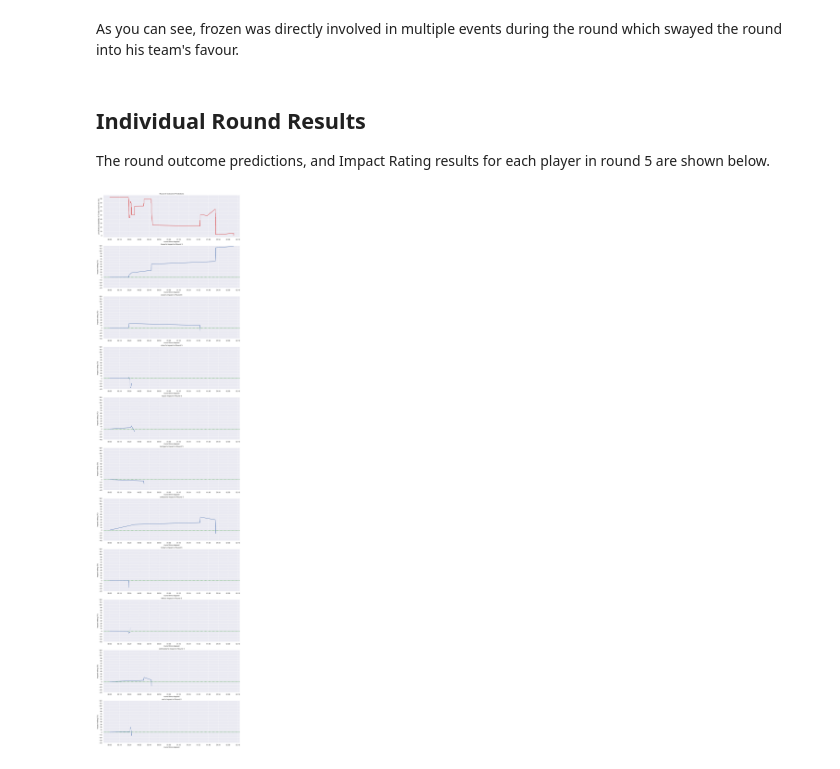
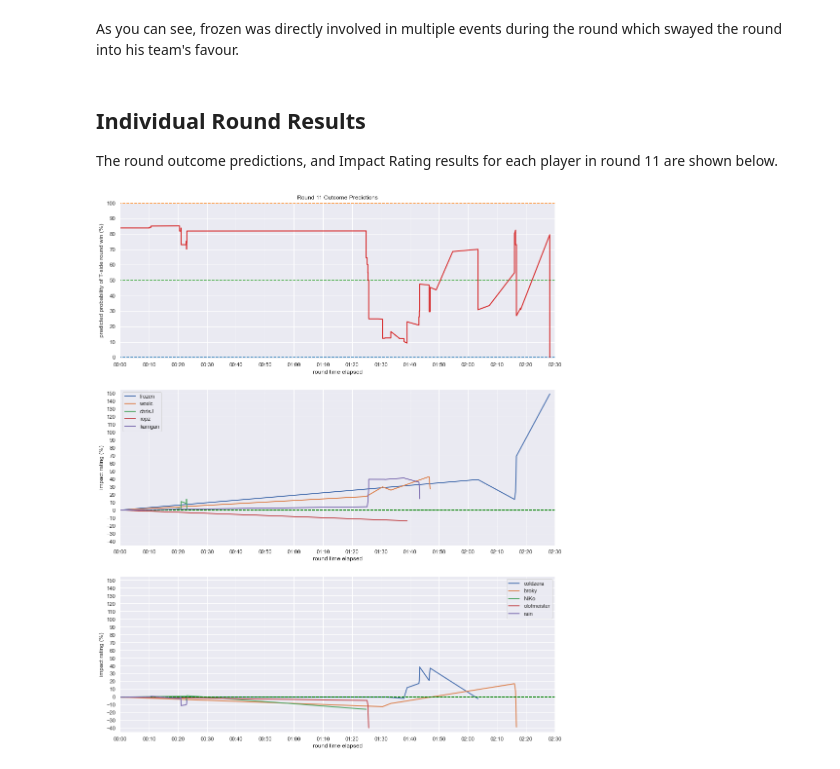
Before and after one commit to phil-holland/csgo-impact-rating, a Jupyter notebook: analysis/02-case_study.ipynb, the cells around one changed output. Saved outputs shown, nothing was run; the diff lists cells and outputs as text; code cells hidden in the pictures.

Commit message:
Changed case study display of round 11

```diff
--- a/analysis/02-case_study.ipynb
+++ b/analysis/02-case_study.ipynb
@@ -29,3 +27,7 @@ data = json.loads('{"metadata":{"version":"0.7.1"},"roundsPlayed":26,"players":[
+# %%
+# ignore this code block - loading json results into the notebook
+with urllib.request.urlopen('https://gist.githubusercontent.com/Phil-Holland/e88c7f56e627db63e830a37b44c4317b/raw/3a4afe902f4867f38e5b4d106f3cad0632c0ac6c/mousesports-vs-faze-m1-mirage.dem.rating.json') as url:
+    data = json.loads(url.read().decode())
 # %% [markdown]
 ## Overall Results
 
@@ -233,14 +238,16 @@ As you can see, frozen was directly involved in multiple events during the round
 # %% [markdown]
 ## Individual Round Results
 
-The round outcome predictions, and Impact Rating results for each player in round 5 are shown below.
+The round outcome predictions, and Impact Rating results for each player in round 11 are shown below.
 # %%
+ROUND = 11
+
 player_ids = {}
 for p in data['players']:
     player_ids[p['name']] = p['steamID']
 
-plt.figure(figsize=(16, 66))
-ax1 = plt.subplot(11,1,1)
+plt.figure(figsize=(16, 20))
+ax1 = plt.subplot(3,1,1)
 
 # show the round outcome predictions plot
 r_times = []
@@ -248,58 +255,63 @@ r_preds = []
 round_start_tick = None
 
 for rop in data['roundOutcomePredictions']:
-    if rop['round']['number'] == 5:
+    if rop['round']['number'] == ROUND:
         if round_start_tick == None:
             round_start_tick = rop['tick']
         r_times.append((rop['tick'] - round_start_tick) / 128)
         r_preds.append(rop['outcomePrediction'] * 100.0)
 
+plt.axhline(0, -1000, 1000, c='tab:blue', linestyle='dashed')
+plt.axhline(50, -1000, 1000, c='tab:green', linestyle='dashed')
+plt.axhline(100, -1000, 1000, c='tab:orange', linestyle='dashed')
 plt.plot(r_times, r_preds, lw=2, c='tab:red')
 
 plt.gca().xaxis.set_major_locator(ticker.MultipleLocator(10))
 plt.gca().yaxis.set_major_locator(ticker.MultipleLocator(10))
 formatter = ticker.FuncFormatter(lambda s, x: time.strftime('%M:%S', time.gmtime(s)))
 plt.gca().xaxis.set_major_formatter(formatter)
 
 plt.xlabel('round time elapsed')
 plt.ylabel('predicted probability of T-side round win (%)')
+plt.ylim(-0.5, 100.5)
 
-plt.title('Round 5 Outcome Predictions')
+plt.title('Round {} Outcome Predictions'.format(ROUND))
 
 def plot_player_round5(name, i):
-    ax2 = plt.subplot(11, 1, i, sharex=ax1)
+    ax2 = plt.subplot(3, 1, i, sharex=ax1)
     plt.xlabel('round time elapsed')
     plt.ylabel('impact rating (%)')
-    ax2.set_title('{}\'s Impact in Round 5'.format(name))
     plt.axhline(0, -1000, 1000, c='green', linestyle='dashed')
 
     p_times = [0]
     p_ratings = [0]
 
     for rc in data['ratingChanges']:
-        if rc['round']['number'] == 5:
+        if rc['round']['number'] == ROUND:
             if rc['player'] == player_ids[name]:
                 p_times.append((rc['tick'] - round_start_tick) / 128)
                 p_ratings.append(p_ratings[-1] + rc['change'] * 100.0)
-    plt.plot(p_times, p_ratings, lw=2)
+    plt.plot(p_times, p_ratings, lw=2, label=name)
 
     plt.gca().xaxis.set_major_locator(ticker.MultipleLocator(10))
     plt.gca().yaxis.set_major_locator(ticker.MultipleLocator(10))
     plt.gca().xaxis.set_major_formatter(formatter)
-    plt.ylim(-40, 120)
+    plt.ylim(-45, 155)
+    plt.xlim(0, 150)
+    plt.legend()
 
 plot_player_round5('frozen', 2)
-plot_player_round5('woxic', 3)
-plot_player_round5('chrisJ', 4)
-plot_player_round5('ropz', 5)
-plot_player_round5('karrigan', 6)
+plot_player_round5('woxic', 2)
+plot_player_round5('chrisJ', 2)
+plot_player_round5('ropz', 2)
+plot_player_round5('karrigan', 2)
 
-plot_player_round5('coldzera', 7)
-plot_player_round5('broky', 8)
-plot_player_round5('NiKo', 9)
-plot_player_round5('olofmeister', 10)
-plot_player_round5('rain', 11)
+plot_player_round5('coldzera', 3)
+plot_player_round5('broky', 3)
+plot_player_round5('NiKo', 3)
+plot_player_round5('olofmeister', 3)
+plot_player_round5('rain', 3)
 
 plt.show()
 # %% [output]
-[figure, old version]
+[figure, new version]
```
Also changed, not shown: parts of 4 cells of this notebook.
